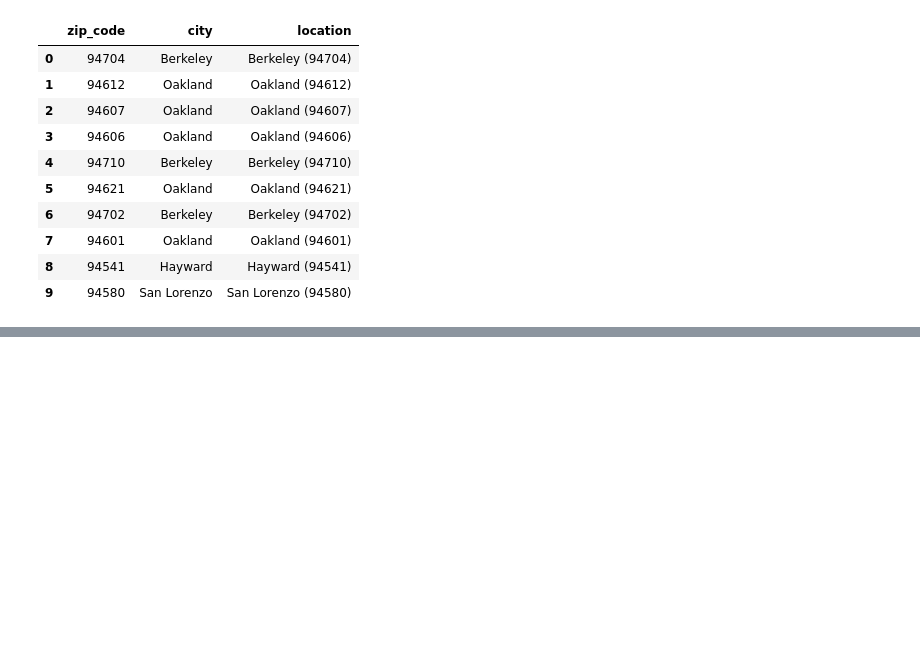
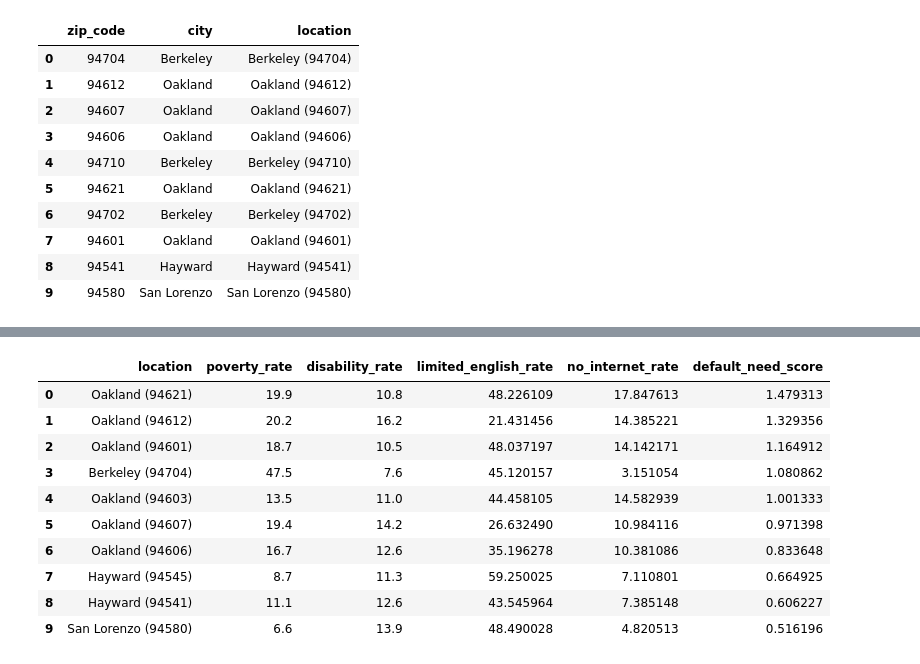
Before and after one commit to ryangrochol/vita-access-map, a Jupyter notebook: notebooks/01_explore_data.ipynb, the cells around one changed output, grey strips where cells are left out. Saved outputs shown, nothing was run; the diff lists cells and outputs as text; code cells hidden in the pictures; blank space fills up the shorter version.

```diff
--- a/notebooks/01_explore_data.ipynb
+++ b/notebooks/01_explore_data.ipynb
@@ -1069,0 +1312,61 @@ need_ranking[
+# %%
+score_features = [
+    "poverty_rate",
+    "disability_rate",
+    "limited_english_rate",
+    "no_internet_rate"
+]
+
+final_ranking = need_ranking.dropna(
+    subset=score_features
+).copy()
+
+scaler = StandardScaler()
+
+standardized = scaler.fit_transform(
+    final_ranking[score_features]
+)
+
+final_ranking[
+    [
+        "poverty_z",
+        "disability_z",
+        "limited_english_z",
+        "no_internet_z"
+    ]
+] = standardized
+
+final_ranking["default_need_score"] = (
+    final_ranking["poverty_z"]
+    + final_ranking["disability_z"]
+    + final_ranking["limited_english_z"]
+    + final_ranking["no_internet_z"]
+) / 4
+
+final_ranking = final_ranking.sort_values(
+    "default_need_score",
+    ascending=False
+).reset_index(drop=True)
+
+final_ranking[
+    [
+        "location",
+        "poverty_rate",
+        "disability_rate",
+        "limited_english_rate",
+        "no_internet_rate",
+        "default_need_score"
+    ]
+].head(10)
+# %% [output]
+|  | location | poverty_rate | disability_rate | limited_english_rate | no_internet_rate | default_need_score |
+| 0 | Oakland (94621) | 19.9 | 10.8 | 48.226109 | 17.847613 | 1.479313 |
+| 1 | Oakland (94612) | 20.2 | 16.2 | 21.431456 | 14.385221 | 1.329356 |
+| 2 | Oakland (94601) | 18.7 | 10.5 | 48.037197 | 14.142171 | 1.164912 |
+| 3 | Berkeley (94704) | 47.5 | 7.6 | 45.120157 | 3.151054 | 1.080862 |
+| 4 | Oakland (94603) | 13.5 | 11.0 | 44.458105 | 14.582939 | 1.001333 |
+| 5 | Oakland (94607) | 19.4 | 14.2 | 26.632490 | 10.984116 | 0.971398 |
+| 6 | Oakland (94606) | 16.7 | 12.6 | 35.196278 | 10.381086 | 0.833648 |
+| 7 | Hayward (94545) | 8.7 | 11.3 | 59.250025 | 7.110801 | 0.664925 |
+| 8 | Hayward (94541) | 11.1 | 12.6 | 43.545964 | 7.385148 | 0.606227 |
+| 9 | San Lorenzo (94580) | 6.6 | 13.9 | 48.490028 | 4.820513 | 0.516196 |
```
Also changed, not shown: parts of 6 cells of this notebook, 2 other files.
